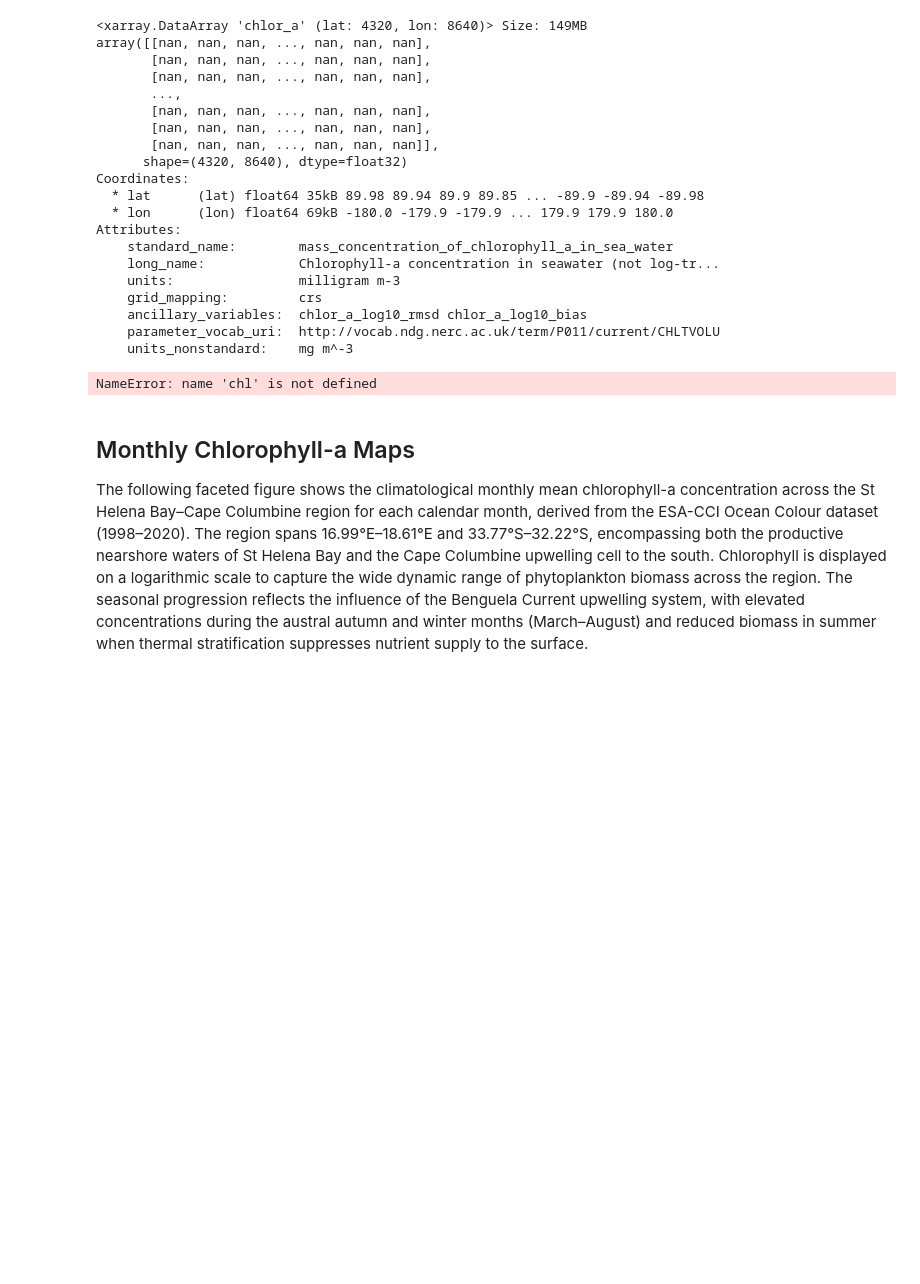
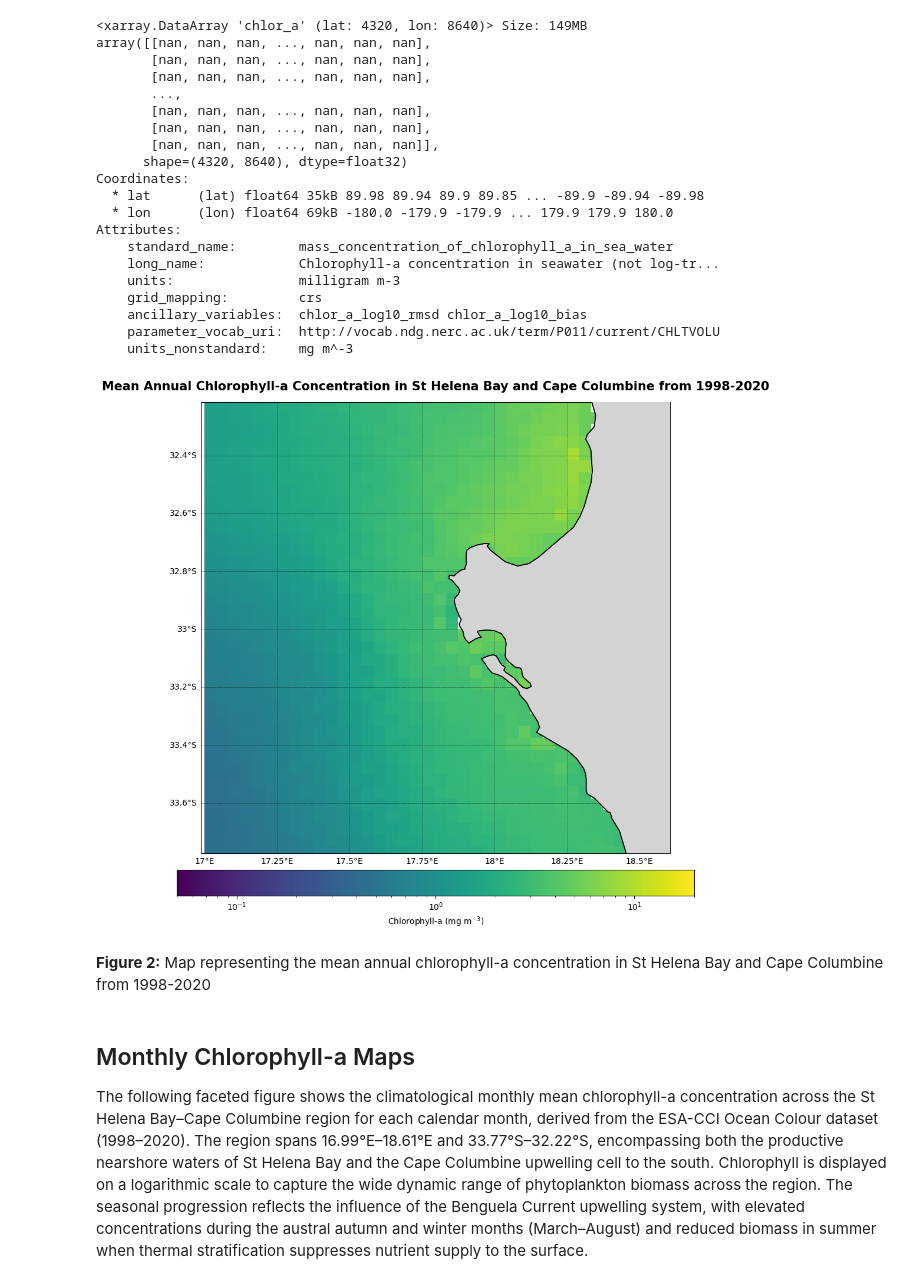
Before and after one commit to koketso18232/SAMOS2026-Core3CS-ASAYIKO, a Jupyter notebook: E5/Exercise5.ipynb, the cells around one changed output. Cells and saved outputs as stored; diff of their text form; code cells hidden in the pictures; blank space fills up the shorter version.

```diff
--- a/E5/Exercise5.ipynb
+++ b/E5/Exercise5.ipynb
@@ -166,7 +185,7 @@ Attributes:
 # Compute mean annual climatology
 chl_mean = chl.mean(dim="time")
 
-# St Helena Bay and Cape Columbine latitides and longitudes
+# St Helena Bay and Cape Columbine latitudes and longitudes
 lon_min, lon_max = 16.9880, 18.6067
 lat_min, lat_max = -33.7727, -32.2165
 
@@ -199,7 +218,8 @@ chl_plot = st_helena['chlor_a'].plot(
     cbar_kwargs={
         "label": "Chlorophyll-a (mg m$^{-3}$)",
         "shrink": 0.75,
-        "pad": 0.03
+        "pad": 0.03,
+        "orientation": "horizontal"
     }
 )
 
@@ -216,34 +236,36 @@ ax.add_feature(
     edgecolor="black",
     zorder=10
 )
 ax.coastlines(
     resolution="10m",
     linewidth=1.2,
     color="black",
     zorder=11
 )
 
 # Add gridlines with labels
 gl = ax.gridlines(draw_labels=True, linewidth=0.4, linestyle='--', color='black', alpha=0.6)
 gl.top_labels = False
 gl.right_labels = False
 gl.xlabel_style = {'size': 10}
 gl.ylabel_style = {'size': 10}
 
 # Add axis titles
 ax.set_title(
     "Mean Annual Chlorophyll-a Concentration in St Helena Bay and Cape Columbine from 1998-2020",
     fontsize=15,
     weight="bold",
     pad=15
 
 )
 # Plot and save the mean annual chlorophyll-a conc
 plt.tight_layout()
 plt.savefig("mean annual chl.png", dpi=300, bbox_inches='tight')
 plt.show()
 # %% [output]
-NameError: name 'chl' is not defined
+[figure, added]
+# %% [markdown]
+**Figure 2:** Map representing the mean annual chlorophyll-a concentration in St Helena Bay and Cape Columbine from 1998-2020
 # %% [markdown]
 ## Monthly Chlorophyll-a Maps
 
```
Also changed, not shown: parts of 6 cells of this notebook.
